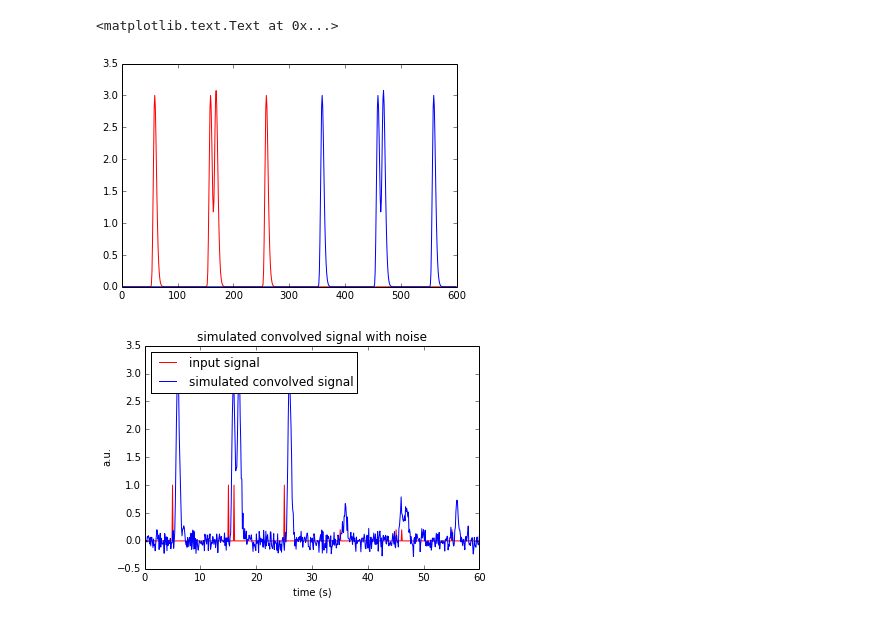
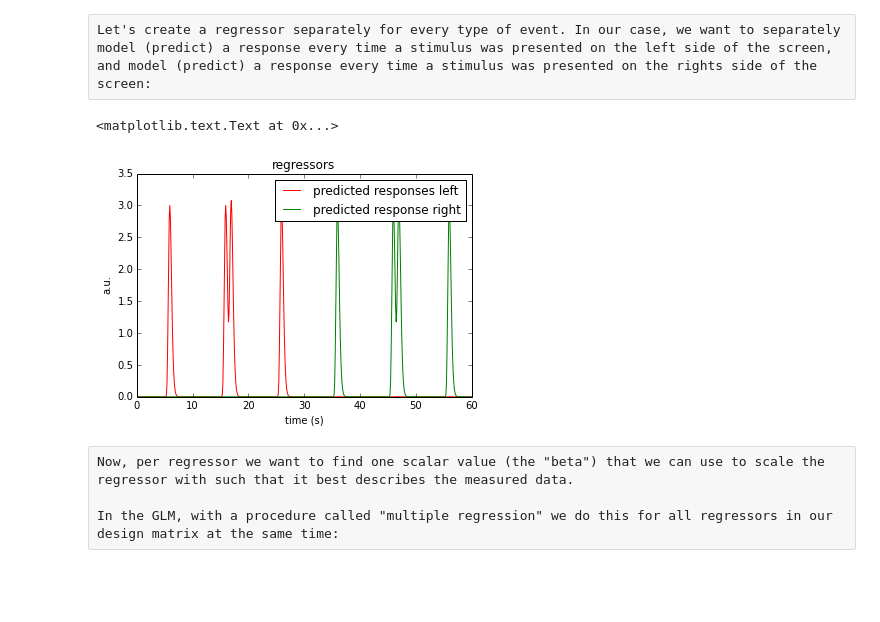
Before and after one commit to jwdegee/IPython-Notebook-Tutorials, a Jupyter notebook: PRF_GLM.ipynb, the cells around one changed output. Drawn from its saved outputs; the diff is of its cells as text; code cells hidden in the pictures; blank space fills up the shorter version.

```diff
--- a/PRF_GLM.ipynb
+++ b/PRF_GLM.ipynb
@@ -115,31 +133,33 @@ plt.ylabel('a.u.')
+# %% [raw]
+Let's create a regressor separately for every type of event. In our case, we want to separately model (predict) a response every time a stimulus was presented on the left side of the screen, and model (predict) a response every time a stimulus was presented on the rights side of the screen:
 # %%
 duration = 60 # in seconds
 times_l = np.array([5,15,16,25])
 times_r = np.array([35,45,46,55])
 regr_l = np.zeros(duration * sample_rate)
 regr_r = np.zeros(duration * sample_rate)
 for i in times_l:
     regr_l[i*sample_rate] = 1
 for i in times_r:
     regr_r[i*sample_rate] = 1
 
 regr_l_convolved = (sp.convolve(regr_l, IRF, 'full'))[:-(IRF.shape[0]-1)]
 regr_r_convolved = (sp.convolve(regr_r, IRF, 'full'))[:-(IRF.shape[0]-1)]
 
-plt.plot(regr_l_convolved, color='r')
-plt.plot(regr_r_convolved, color='b')
-
 fig = plt.figure()
-plt.plot(timepoints, input_signal, 'r')
-plt.plot(timepoints, convolved_signal_noise)
-plt.legend(['input signal', 'simulated convolved signal'], loc=2)
-plt.title('simulated convolved signal with noise')
+plt.plot(timepoints, regr_l_convolved, color='r')
+plt.plot(timepoints, regr_r_convolved, color='g')
+plt.legend(['predicted responses left', 'predicted response right'], loc=1)
+plt.title('regressors')
 plt.xlabel('time (s)')
 plt.ylabel('a.u.')
 # %% [output]
 <matplotlib.text.Text at 0x...>
-[figure, old version]
+[figure, new version]
-[figure, removed]
+# %% [raw]
+Now, per regressor we want to find one scalar value (the "beta") that we can use to scale the regressor with such that it best describes the measured data.
+
+In the GLM, with a procedure called "multiple regression" we do this for all regressors in our design matrix at the same time:
 # %%
 # make design matrix:
 designMatrix = np.vstack((regr_l_convolved, regr_r_convolved))
```
Also changed, not shown: parts of 17 cells of this notebook, 3 other files.
